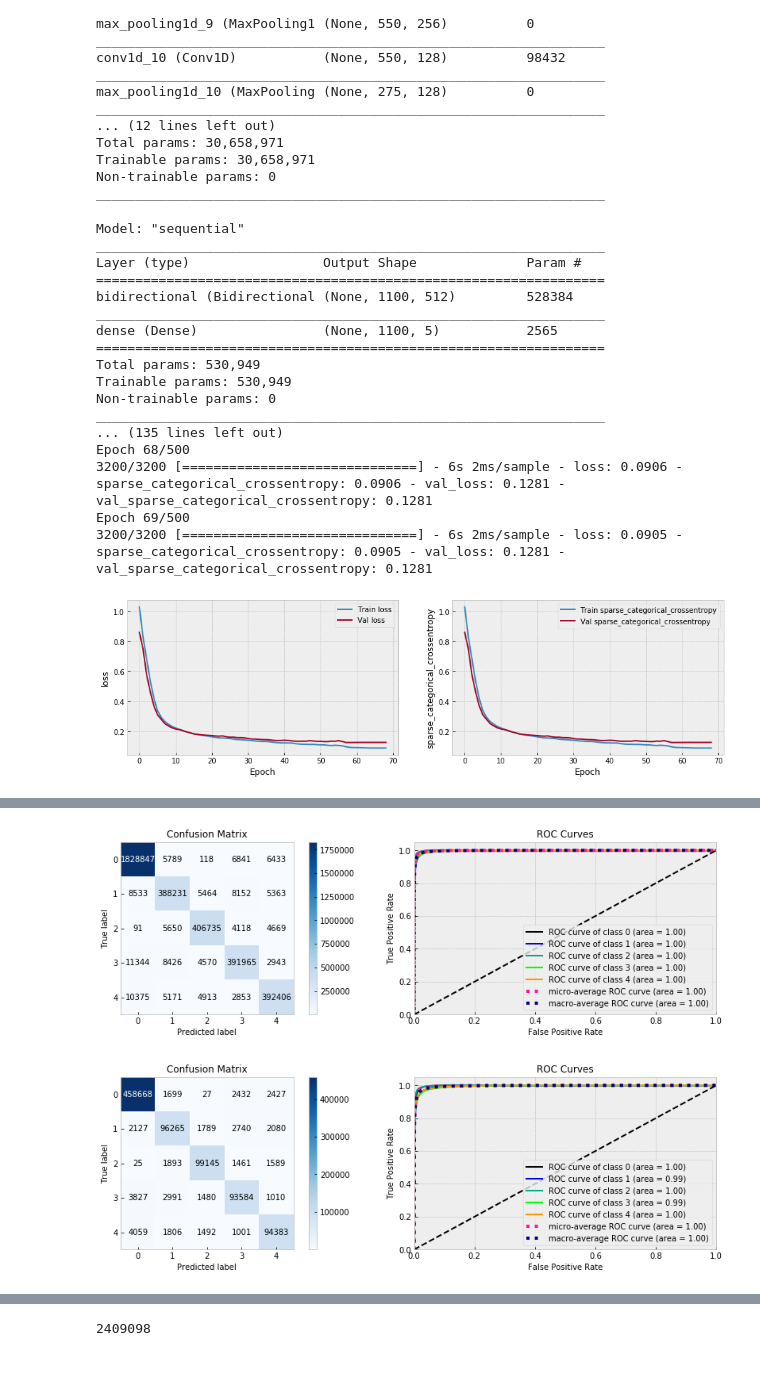
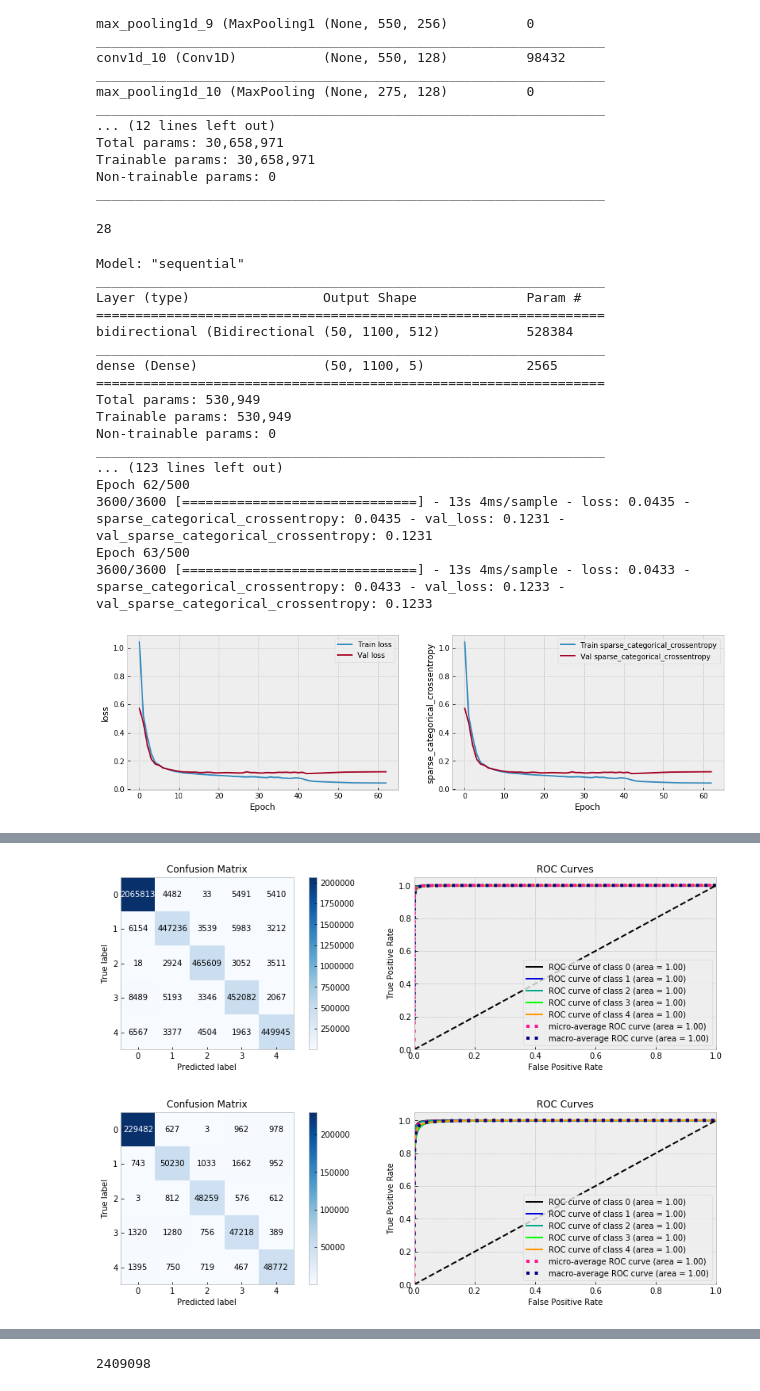
Before and after one commit to ABV-Hub/crowdanalytix, a Jupyter notebook: workinprogress.ipynb, the cells around one changed output, grey strips where cells are left out. Saved outputs shown, nothing was run; the diff lists cells and outputs as text; code cells hidden in the pictures.

```diff
--- a/workinprogress.ipynb
+++ b/workinprogress.ipynb
@@ -289,12 +289,16 @@ model = tf.keras.Sequential([
     tf.keras.layers.Reshape(target_shape=(BLOCK,5)),
     tf.keras.layers.Dense(TARGET_TYPES, activation='softmax'),
   ])
+# %%
+X_train.shape[0] // BS
+# %% [output]
+28
 # %%
 from tensorflow.keras.layers import Input, LSTM, Dense, Reshape, Conv1D, MaxPool1D, Bidirectional
 tf.keras.backend.clear_session()
 
 EPOCHS = 500
-BS = 128
+BS = 50
 BLOCK=1100
 
 X, y = data.iloc[:, 1:], data.iloc[:, :1]
@@ -315,14 +319,14 @@ y_cv_ = y_cv.reshape(-1, BLOCK, 1)
 
 FEATURES_NUM = 1
 TARGET_TYPES = 5
-weight_decay = 0.01
-#kernel_regularizer=keras.regularizers.l2(weight_decay)
+weight_decay = 0.1
+#
 model = tf.keras.Sequential([
-    Input(shape=(BLOCK, 1)),
-    Bidirectional(LSTM(256, return_sequences=True)),
+    Input(shape=(BLOCK, 1), batch_size=BS),
+    Bidirectional(LSTM(256, return_sequences=True)), #kernel_regularizer=keras.regularizers.l2(weight_decay))),
     Dense(TARGET_TYPES, activation='softmax'),
   ])
-optimizer=keras.optimizers.Adam(lr=1e-3)
+optimizer=keras.optimizers.Adam(lr=1e-2)
 model.compile(optimizer=optimizer,
               metrics=[#tf.keras.metrics.AUC(),
                       'sparse_categorical_crossentropy'
@@ -335,9 +339,9 @@ model.reset_states()
 class ResetStatesCallback(keras.callbacks.Callback):
     def on_batch_begin(self, batch, logs):
         self.model.reset_states()
-
-lr_schedule = keras.callbacks.ReduceLROnPlateau(verbose=0, factor=0.1, patience=5, monitor='val_loss', mode='min')
-early_stop = keras.callbacks.EarlyStopping( patience=10, monitor='val_loss', mode='min' )
+lr_schedule = keras.callbacks.LearningRateScheduler(lambda epoch: 1e-8 * 10**(epoch / 20))
+#lr_schedule = keras.callbacks.ReduceLROnPlateau(verbose=0, factor=0.1, patience=10, monitor='val_loss', mode='min')
+early_stop = keras.callbacks.EarlyStopping( patience=20, monitor='val_loss', mode='min' )
 model_save = keras.callbacks.ModelCheckpoint( "my_checkpoint.h5", monitor='val_loss', save_best_only=True, mode='min' )
 reset_states = ResetStatesCallback()
 
@@ -355,6 +359,9 @@ history = model.fit(X_train, y_train_,
           verbose=1,
           validation_data=(X_cv, y_cv_),
           callbacks=callbacks)
+
+plt.semilogx(history.history["lr"], history.history["loss"])
+plt.axis([1e-8, 1e-4, 0, 30])
 
 model = keras.models.load_model('my_checkpoint.h5')
 
@@ -377,38 +384,38 @@ train_pred_proba = model.predict(X_train, use_multiprocessing=True)
 train_pred_proba = train_pred_proba.reshape(-1, TARGET_TYPES)
 train_pred = train_pred_proba.argmax(axis=1)
 cv_pred_proba = model.predict(X_cv, use_multiprocessing=True)
 cv_pred_proba = cv_pred_proba.reshape(-1, TARGET_TYPES)
 cv_pred = cv_pred_proba.argmax(axis=1)
 
 import scikitplot as skplt
 fig = plt.figure(figsize=(15,4))
 ax1 = fig.add_subplot(1, 2, 1)
 skplt.metrics.plot_confusion_matrix(y_train, train_pred, ax=ax1)
 ax2 = fig.add_subplot(1, 2, 2)
 skplt.metrics.plot_roc(y_train, train_pred_proba, ax=ax2)
 
 fig = plt.figure(figsize=(15,4))
 ax1 = fig.add_subplot(1, 2, 1)
 skplt.metrics.plot_confusion_matrix(y_cv, cv_pred, ax=ax1)
 ax2 = fig.add_subplot(1, 2, 2)
 skplt.metrics.plot_roc(y_cv, cv_pred_proba, ax=ax2)
 plt.show()
 # %% [output]
 Model: "sequential"
 _________________________________________________________________
 Layer (type)                 Output Shape              Param #
 =================================================================
-bidirectional (Bidirectional (None, 1100, 512)         528384
+bidirectional (Bidirectional (50, 1100, 512)           528384
 _________________________________________________________________
-dense (Dense)                (None, 1100, 5)           2565
+dense (Dense)                (50, 1100, 5)             2565
 =================================================================
 Total params: 530,949
 Trainable params: 530,949
 Non-trainable params: 0
 _________________________________________________________________
-... (135 lines left out)
-Epoch 68/500
-3200/3200 [==============================] - 6s 2ms/sample - loss: 0.0906 - sparse_categorical_crossentropy: 0.0906 - val_loss: 0.1281 - val_sparse_categorical_crossentropy: 0.1281
-Epoch 69/500
-3200/3200 [==============================] - 6s 2ms/sample - loss: 0.0905 - sparse_categorical_crossentropy: 0.0905 - val_loss: 0.1281 - val_sparse_categorical_crossentropy: 0.1281
+... (123 lines left out)
+Epoch 62/500
+3600/3600 [==============================] - 13s 4ms/sample - loss: 0.0435 - sparse_categorical_crossentropy: 0.0435 - val_loss: 0.1231 - val_sparse_categorical_crossentropy: 0.1231
+Epoch 63/500
+3600/3600 [==============================] - 13s 4ms/sample - loss: 0.0433 - sparse_categorical_crossentropy: 0.0433 - val_loss: 0.1233 - val_sparse_categorical_crossentropy: 0.1233
-[figure, old version]
+[figure, new version]
@@ -416,4 +423,4 @@ loss: 0.0935 sparse_categorical_crossentropy: 0.0935
-[figure, old version]
+[figure, new version]
-[figure, old version]
+[figure, new version]
 # %%
 model = keras.models.load_model('my_checkpoint.h5')
```
Also changed, not shown: parts of 5 cells of this notebook.
